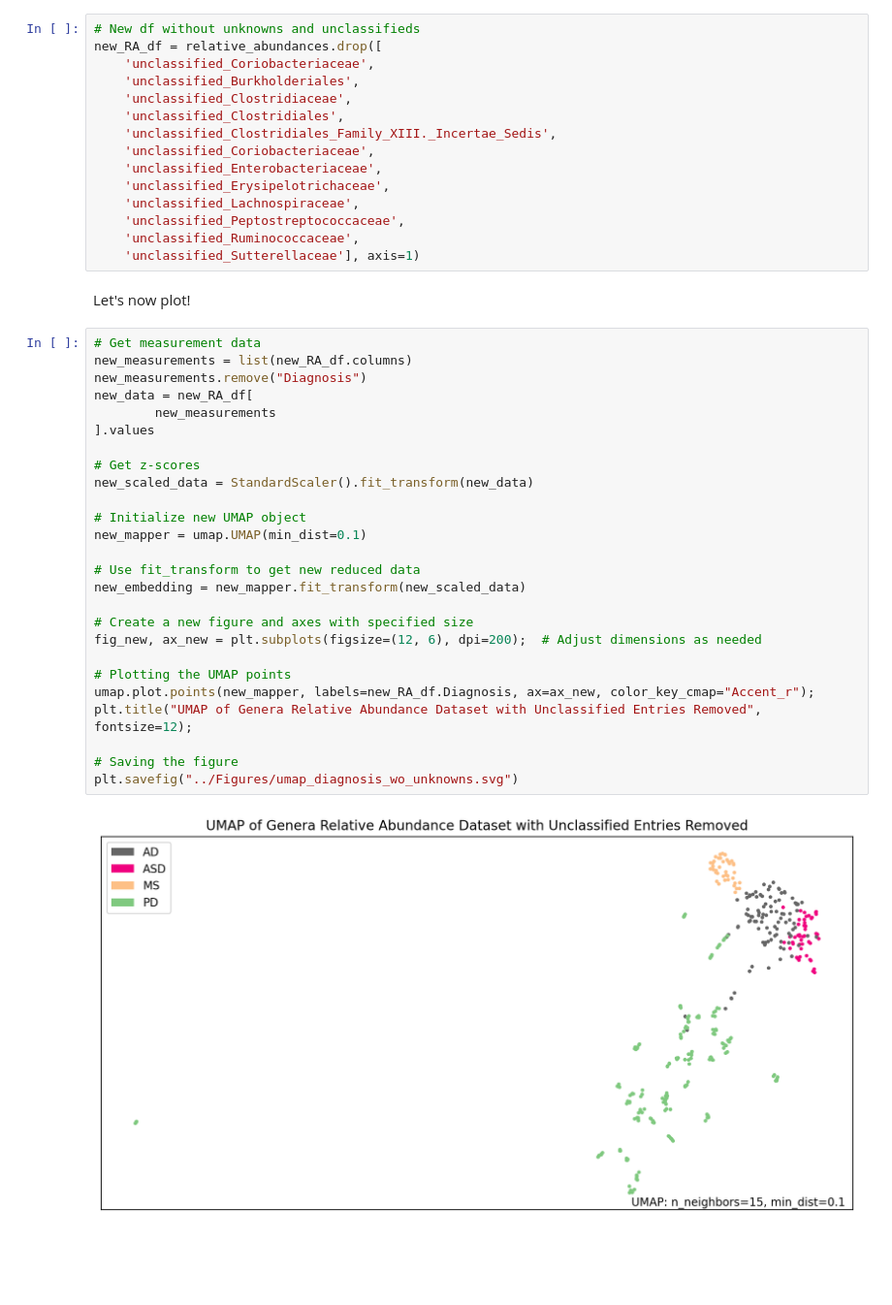
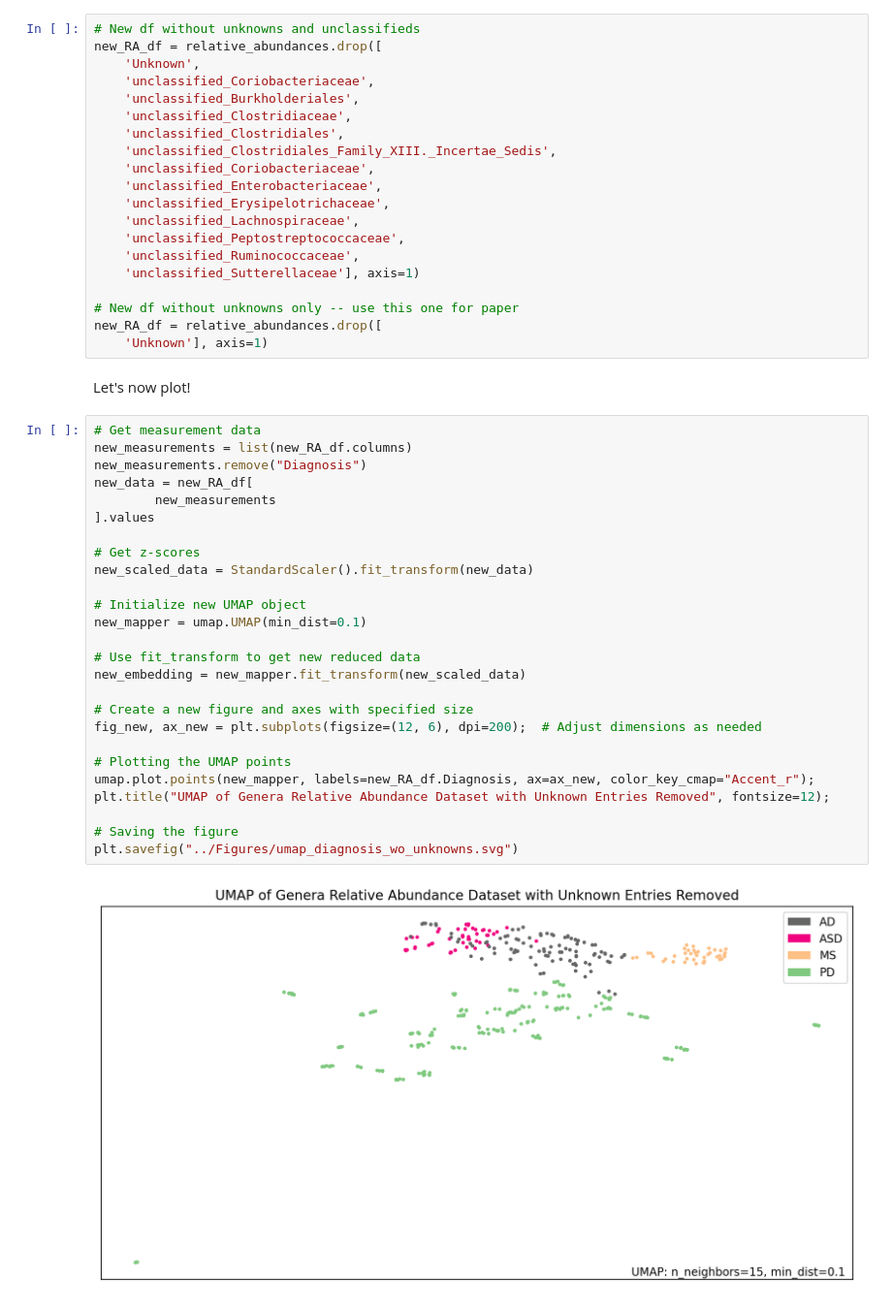
Before and after one commit to aplapteva/20440_final_project, a Jupyter notebook: Code/UMAP_code_apl.ipynb, the cells around one changed output. Shown at 97% size. Cells and saved outputs as stored; diff of their text form; blank space fills up the shorter version.

Commit message:
Edits to UMAP code.

```diff
--- a/Code/UMAP_code_apl.ipynb
+++ b/Code/UMAP_code_apl.ipynb
@@ -74,6 +74,7 @@ I will also explore how our plot changes, if at all, when we remove all columns
 # %%
 # New df without unknowns and unclassifieds
 new_RA_df = relative_abundances.drop([
+    'Unknown',
     'unclassified_Coriobacteriaceae',
     'unclassified_Burkholderiales',
     'unclassified_Clostridiaceae',
@@ -86,33 +87,37 @@ new_RA_df = relative_abundances.drop([
     'unclassified_Peptostreptococcaceae',
     'unclassified_Ruminococcaceae',
     'unclassified_Sutterellaceae'], axis=1)
+
+# New df without unknowns only -- use this one for paper
+new_RA_df = relative_abundances.drop([
+    'Unknown'], axis=1)
 # %% [markdown]
 Let's now plot!
 # %%
 # Get measurement data
 new_measurements = list(new_RA_df.columns)
 new_measurements.remove("Diagnosis")
 new_data = new_RA_df[
         new_measurements
 ].values
 
 # Get z-scores
 new_scaled_data = StandardScaler().fit_transform(new_data)
 
 # Initialize new UMAP object
 new_mapper = umap.UMAP(min_dist=0.1)
 
 # Use fit_transform to get new reduced data
 new_embedding = new_mapper.fit_transform(new_scaled_data)
 
 # Create a new figure and axes with specified size
 fig_new, ax_new = plt.subplots(figsize=(12, 6), dpi=200);  # Adjust dimensions as needed
 
 # Plotting the UMAP points
 umap.plot.points(new_mapper, labels=new_RA_df.Diagnosis, ax=ax_new, color_key_cmap="Accent_r");
-plt.title("UMAP of Genera Relative Abundance Dataset with Unclassified Entries Removed", fontsize=12);
+plt.title("UMAP of Genera Relative Abundance Dataset with Unknown Entries Removed", fontsize=12);
 
 # Saving the figure
 plt.savefig("../Figures/umap_diagnosis_wo_unknowns.svg")
 # %% [output]
-[figure, old version]
+[figure, new version]
```
Also changed, not shown: parts of 2 cells of this notebook, 2 other files.
